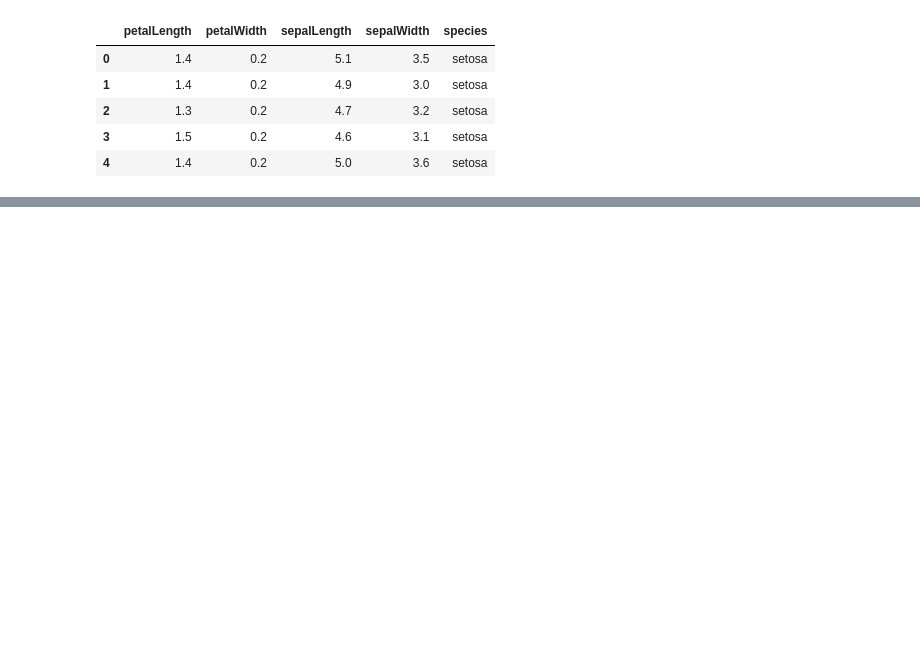
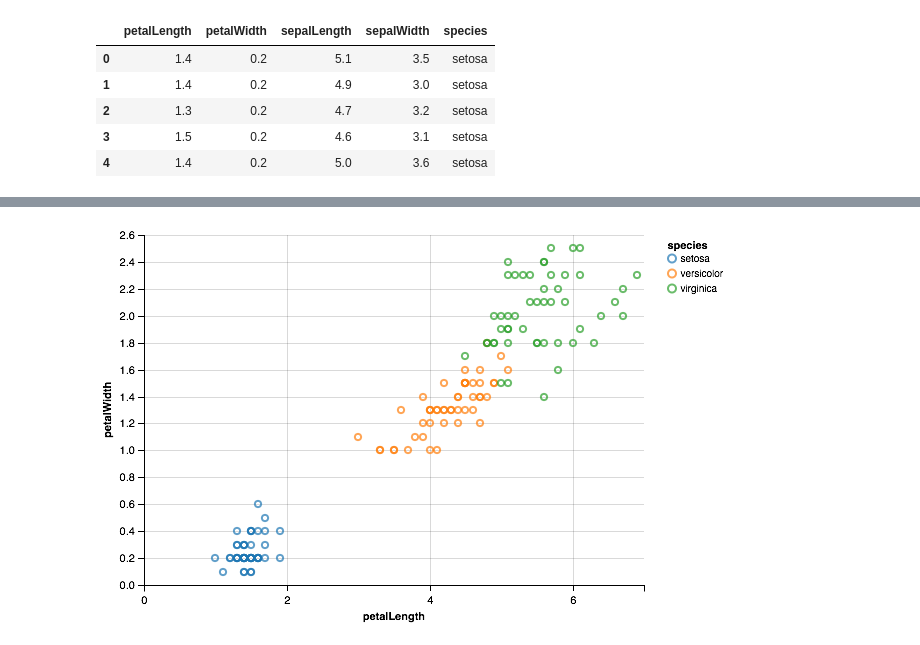
Before and after one commit to altair-viz/altair_widgets, a Jupyter notebook: examples/Iris.ipynb, the cells around one changed output, grey strips where cells are left out. Saved outputs shown, nothing was run; the diff lists cells and outputs as text; code cells hidden in the pictures; blank space fills up the shorter version.

```diff
--- a/examples/Iris.ipynb
+++ b/examples/Iris.ipynb
@@ -20,0 +17,3 @@ interact_with(df)
+# %%
+w = interact_with(df, ndims=3)
+# %% [output]
@@ -20,0 +21 @@ interact_with(df)
+[figure, added]
```
Also changed, not shown: parts of 3 cells of this notebook, 2 other files.
